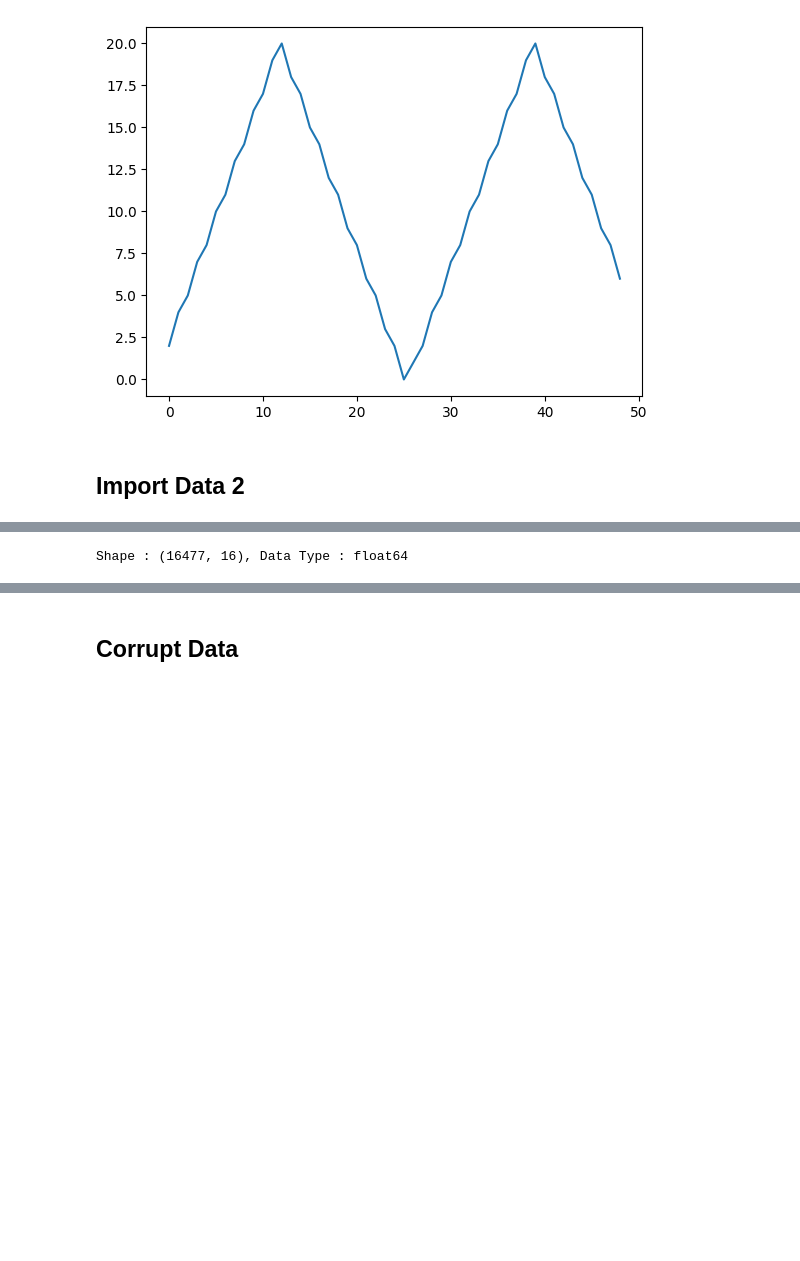
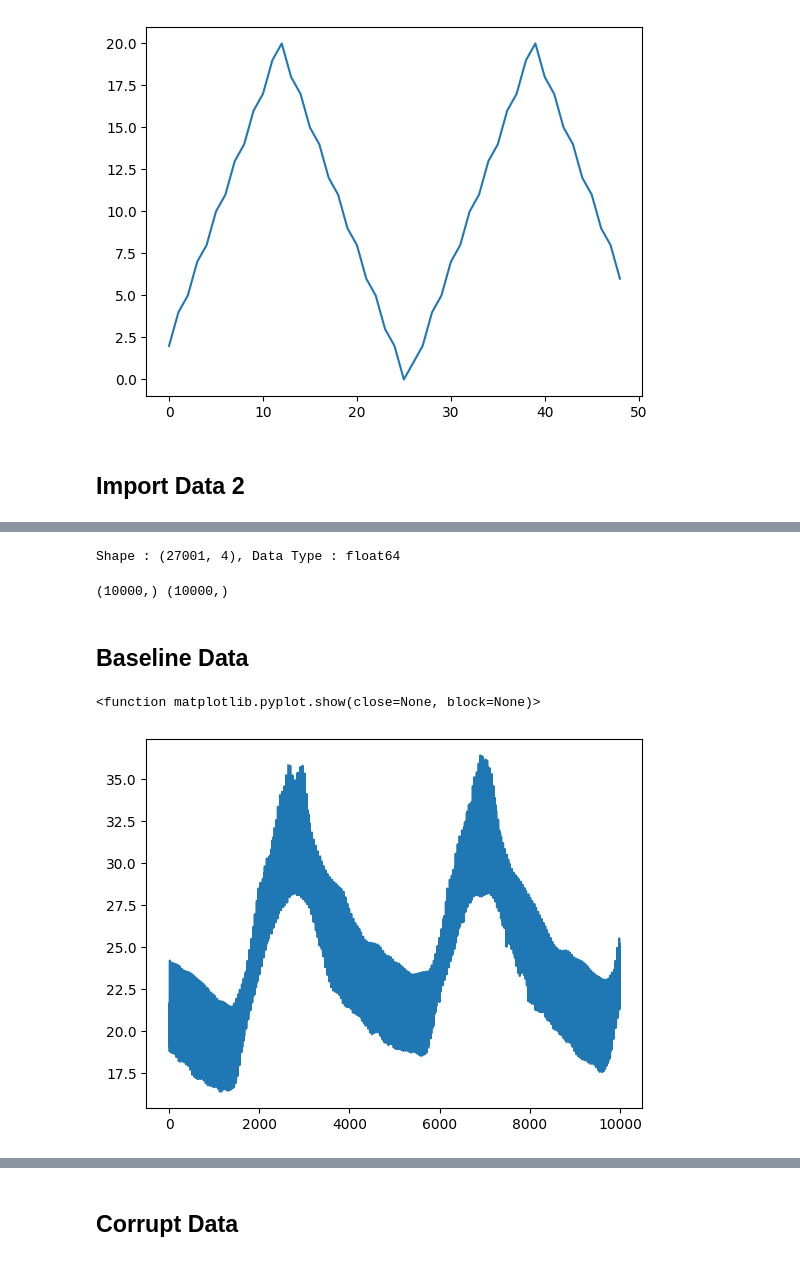
Before and after one commit to poopsiclepooding/DVRL-Time-Series, a Jupyter notebook: train.ipynb, the cells around one changed output, grey strips where cells are left out. Cells and saved outputs as stored; diff of their text form; code cells hidden in the pictures; blank space fills up the shorter version.

```diff
--- a/train.ipynb
+++ b/train.ipynb
@@ -102,6 +102,6 @@ features = df[features_considered]
 features.index = df['observationDateTime']
 # %%
 dataset1 = features.values
-print(f"Shape : {dataset1.shape}, Data Type : {dataset1.dtype}")
+print(f"Shape : {dataset2.shape}, Data Type : {dataset2.dtype}")
 # %% [output]
-Shape : (16477, 16), Data Type : float64
+Shape : (27001, 4), Data Type : float64
@@ -107,0 +111,14 @@ Shape : (16477, 16), Data Type : float64
+# %%
+y = np.array(dataset1[0:10000,10])
+t = np.linspace(0., 10000, 10000)
+print(y.shape, t.shape)
+# %% [output]
+(10000,) (10000,)
+# %% [markdown]
+## Baseline Data
+# %%
+plt.plot(y)
+plt.show
+# %% [output]
+<function matplotlib.pyplot.show(close=None, block=None)>
+[figure, added]
```
Also changed, not shown: parts of 63 cells of this notebook, 6 other files.
